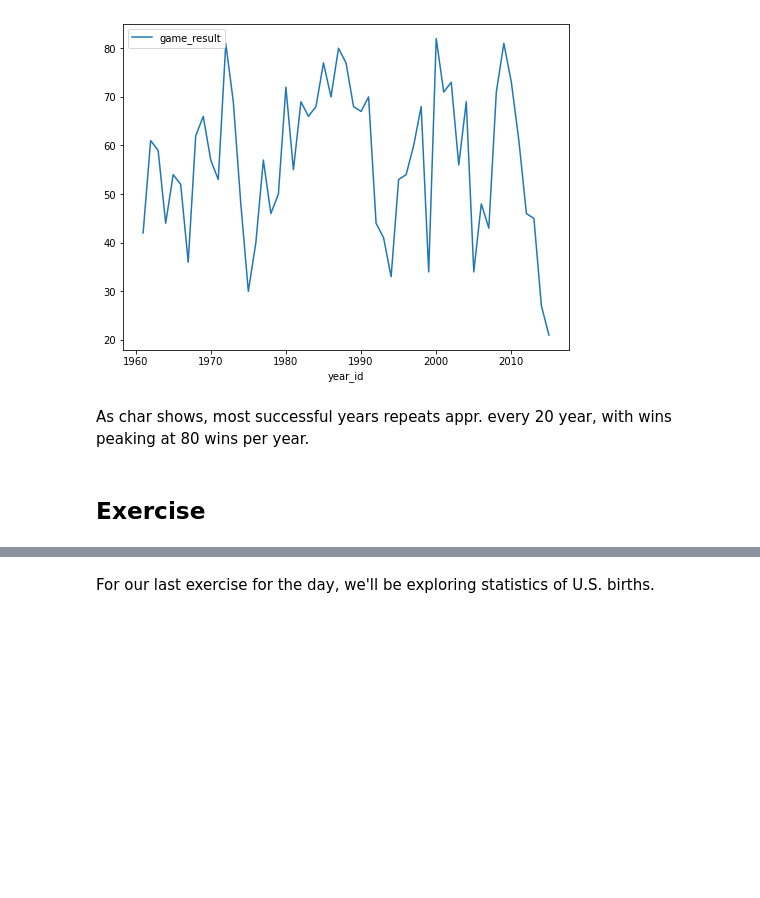
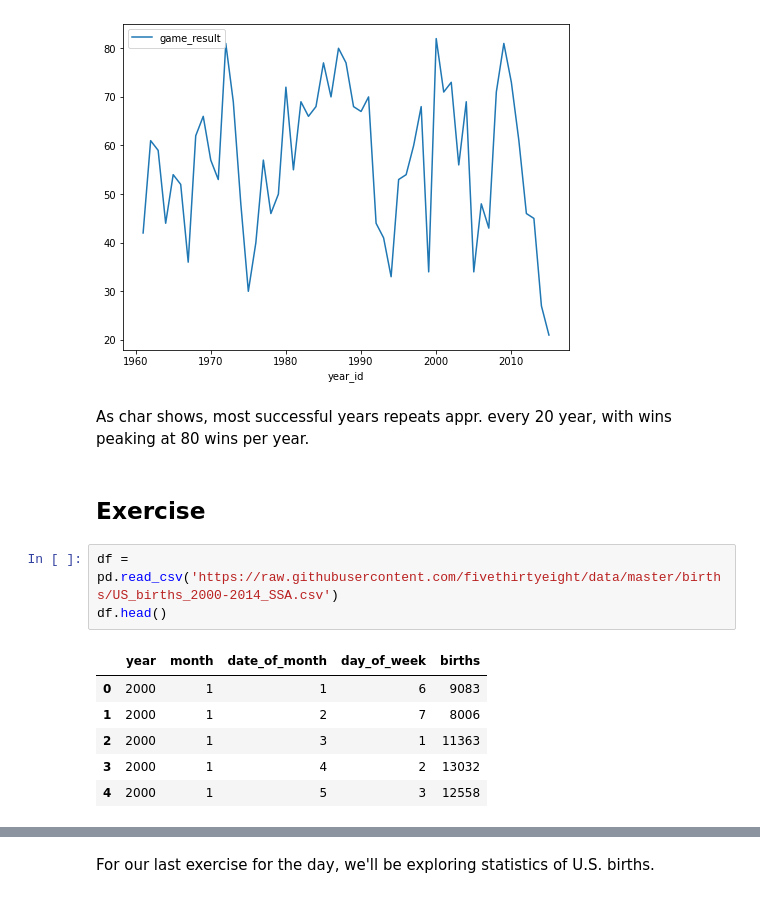
Before and after one commit to tomwrx/Data-Science-and-AI, a Jupyter notebook: Demo_subproject.ipynb, the cells around one changed output, grey strips where cells are left out. Saved outputs shown, nothing was run; the diff lists cells and outputs as text; blank space fills up the shorter version.

```diff
--- a/Demo_subproject.ipynb
+++ b/Demo_subproject.ipynb
@@ -347,3 +347,13 @@ LAL_grouped.plot(kind = 'line', figsize = (8, 6))
 As char shows, most successful years repeats appr. every 20 year, with wins peaking at 80 wins per year.
 # %% [markdown]
 ## Exercise
+# %%
+df = pd.read_csv('https://raw.githubusercontent.com/fivethirtyeight/data/master/births/US_births_2000-2014_SSA.csv')
+df.head()
+# %% [output]
+|  | year | month | date_of_month | day_of_week | births |
+| 0 | 2000 | 1 | 1 | 6 | 9083 |
+| 1 | 2000 | 1 | 2 | 7 | 8006 |
+| 2 | 2000 | 1 | 3 | 1 | 11363 |
+| 3 | 2000 | 1 | 4 | 2 | 13032 |
+| 4 | 2000 | 1 | 5 | 3 | 12558 |
```
Also changed, not shown: parts of 8 cells of this notebook.
